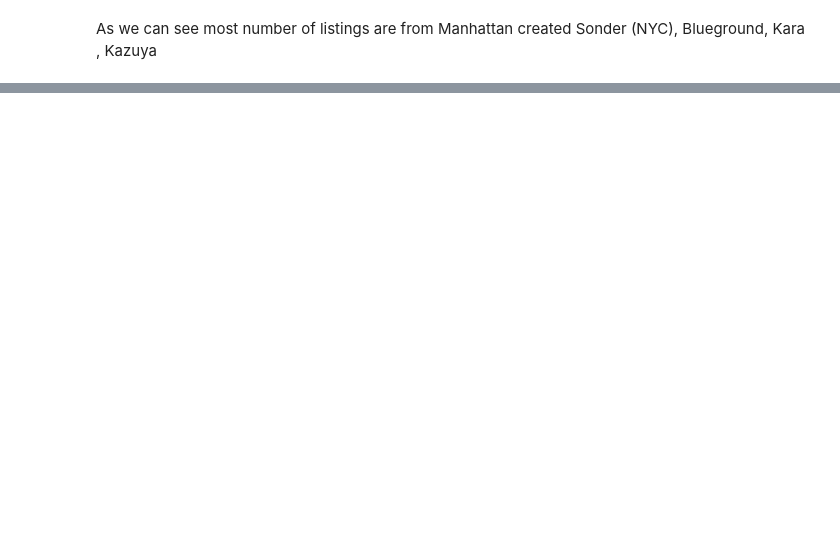
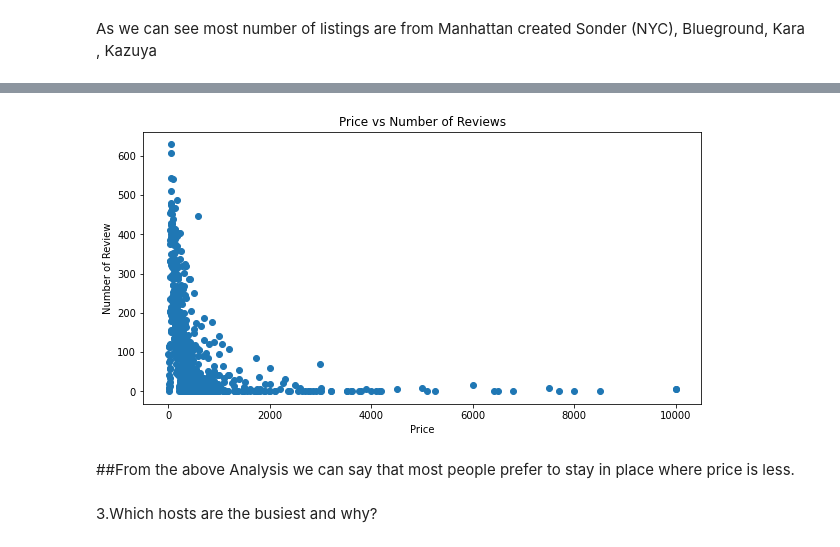
Before and after one commit to ankit1088/Airbnb-Bookings-Analysis, a Jupyter notebook: Airbnb_Bookings_Analysis_Capstone_Project.ipynb, the cells around one changed output, grey strips where cells are left out. Drawn from its saved outputs; the diff is of its cells as text; code cells hidden in the pictures; blank space fills up the shorter version.

```diff
--- a/Airbnb_Bookings_Analysis_Capstone_Project.ipynb
+++ b/Airbnb_Bookings_Analysis_Capstone_Project.ipynb
@@ -98,0 +199,3 @@ As we can see most number of listings are from Manhattan created Sonder (NYC), B
+# %%
+price_area = new_df.groupby(['price'])['number_of_reviews'].max().reset_index()
+price_area.head(5)
@@ -98,0 +209,19 @@ As we can see most number of listings are from Manhattan created Sonder (NYC), B
+# %%
+area = price_area['price']
+price = price_area['number_of_reviews']
+
+fig = plt.figure(figsize = (10, 5))
+
+# creating the bar plot
+plt.scatter(area, price)
+
+plt.xlabel("Price")
+plt.ylabel("Number of Review")
+plt.title("Price vs Number of Reviews")
+plt.show()
+# %% [output]
+[figure, added]
+# %% [markdown]
+##From the above Analysis we can say that most people prefer to stay in place where price is less.
+# %% [markdown]
+3.Which hosts are the busiest and why?
```
Also changed, not shown: parts of 21 cells of this notebook.
